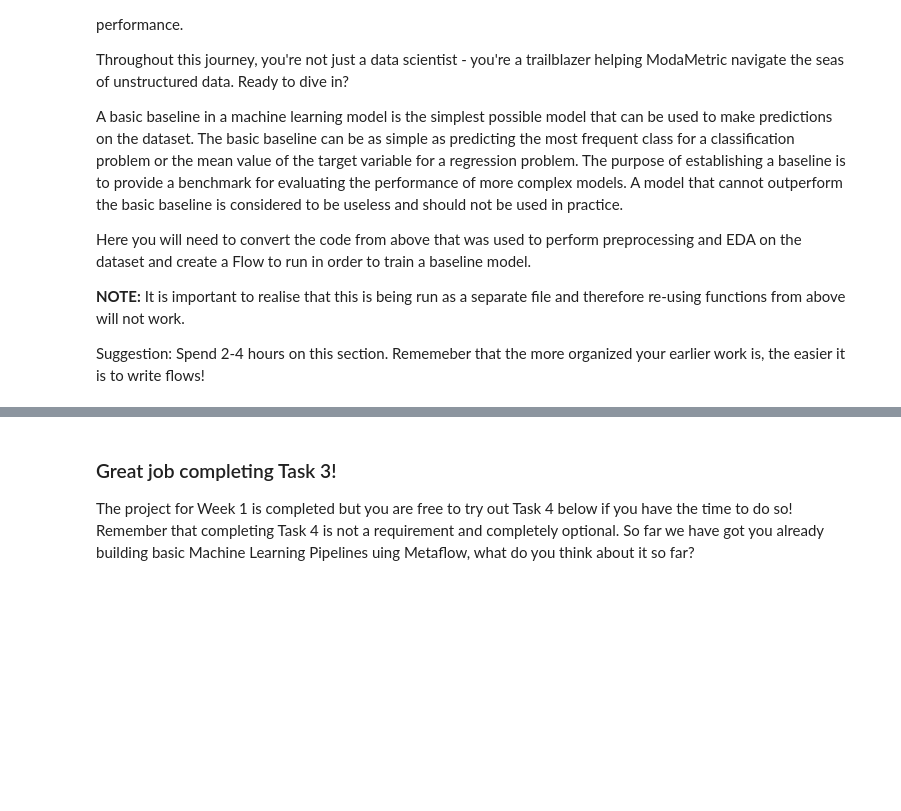
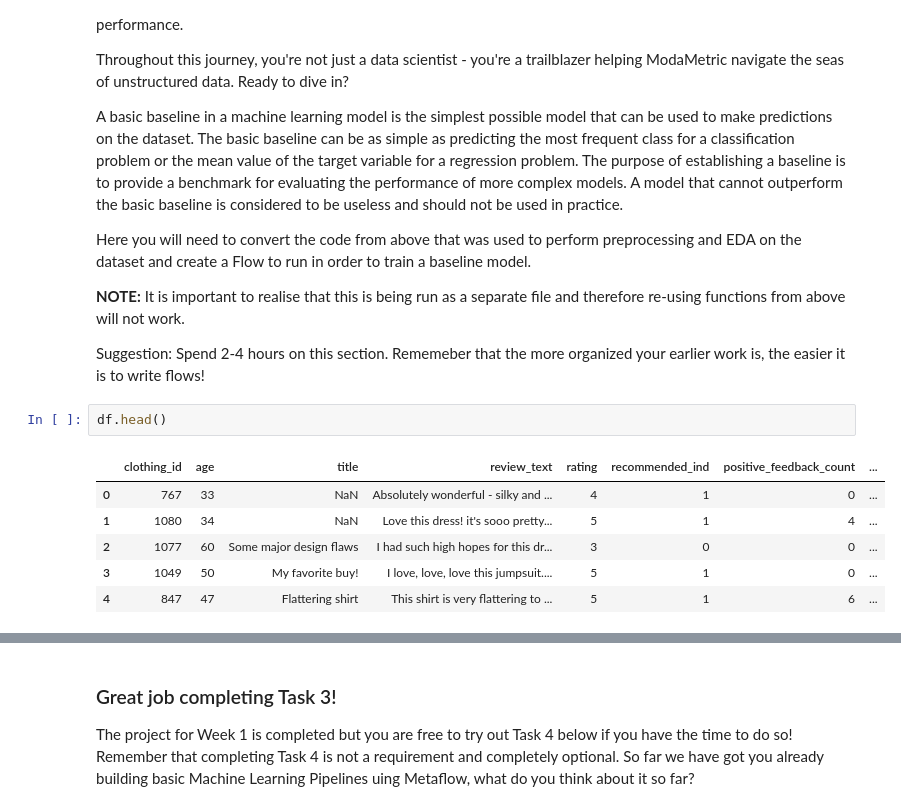
Before and after one commit to linh-be/full-stack-ml-metaflow-corise-week-1, a Jupyter notebook: project/template.ipynb, the cells around one changed output, grey strips where cells are left out. Cells and saved outputs as stored; diff of their text form; blank space fills up the shorter version.

```diff
--- a/project/template.ipynb
+++ b/project/template.ipynb
@@ -267,6 +296,15 @@ Here you will need to convert the code from above that was used to perform prepr
 **NOTE:** It is important to realise that this is being run as a separate file and therefore re-using functions from above will not work.
 
 Suggestion: Spend 2-4 hours on this section. Rememeber that the more organized your earlier work is, the easier it is to write flows!
+# %%
+df.head()
+# %% [output]
+|  | clothing_id | age | title | review_text | rating | recommended_ind | positive_feedback_count | ... |
+| 0 | 767 | 33 | NaN | Absolutely wonderful - silky and ... | 4 | 1 | 0 | ... |
+| 1 | 1080 | 34 | NaN | Love this dress! it's sooo pretty... | 5 | 1 | 4 | ... |
+| 2 | 1077 | 60 | Some major design flaws | I had such high hopes for this dr... | 3 | 0 | 0 | ... |
+| 3 | 1049 | 50 | My favorite buy! | I love, love, love this jumpsuit.... | 5 | 1 | 0 | ... |
+| 4 | 847 | 47 | Flattering shirt | This shirt is very flattering to ... | 5 | 1 | 6 | ... |
 # %%
 %%writefile baseline_flow.py
 from metaflow import (
```
Also changed, not shown: parts of 8 cells of this notebook, 1 other file.
